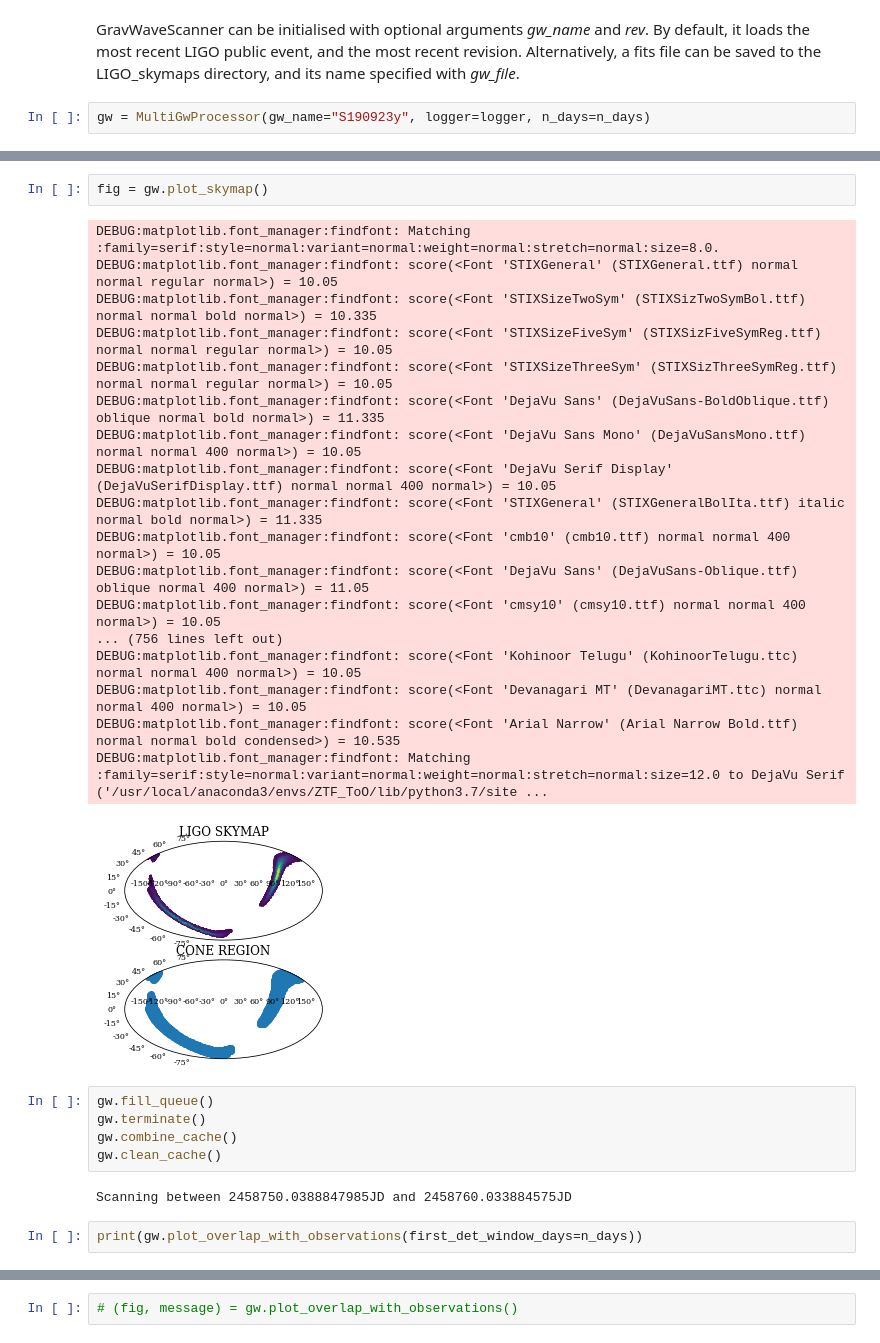
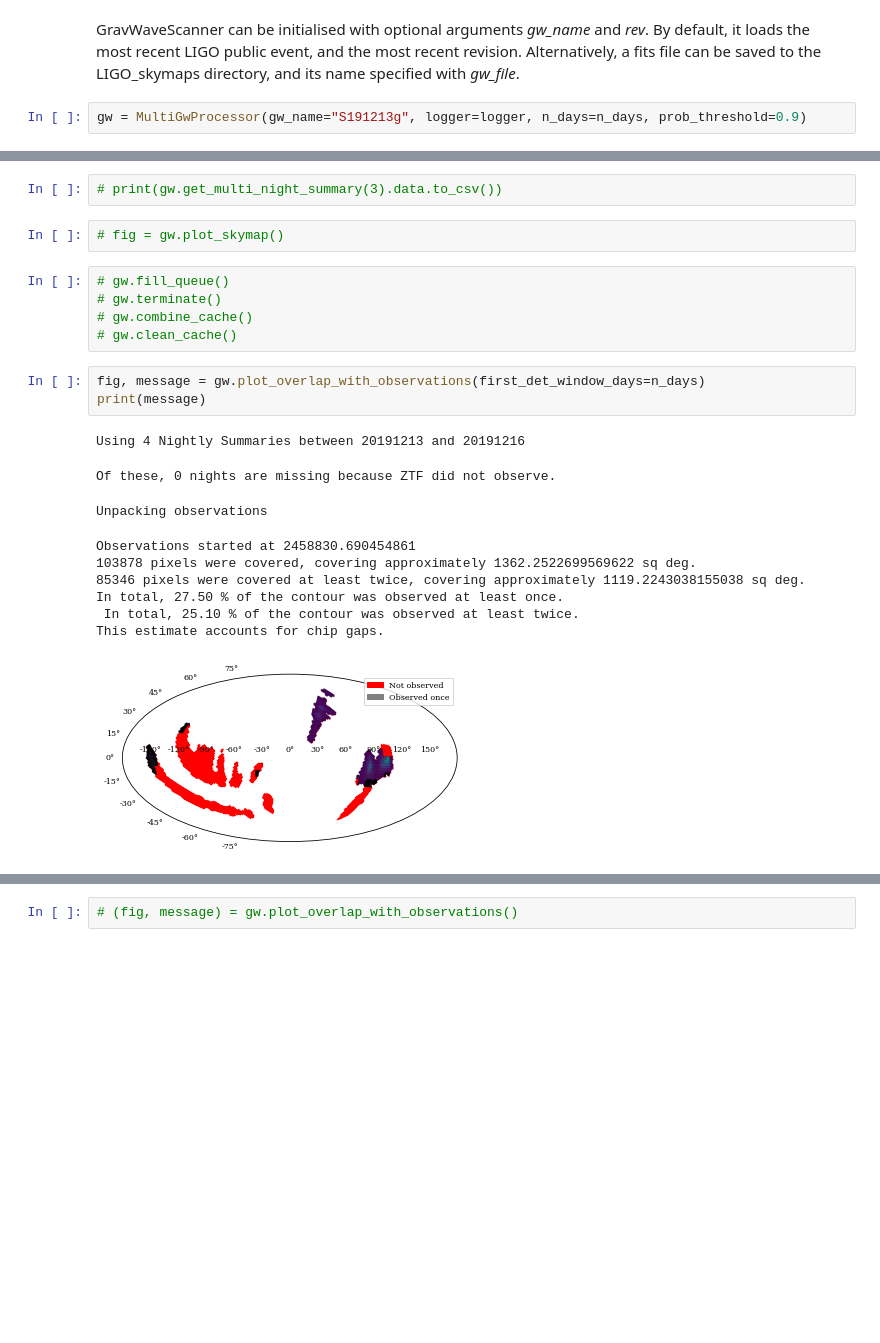
Before and after one commit to desy-multimessenger/nuztf, a Jupyter notebook: LIGO_map_parser.ipynb, the cells around one changed output, grey strips where cells are left out. Cells and saved outputs as stored; diff of their text form; blank space fills up the shorter version.

```diff
--- a/LIGO_map_parser.ipynb
+++ b/LIGO_map_parser.ipynb
@@ -14,6 +16,6 @@ n_days = 3.0
 # %% [markdown]
 GravWaveScanner can be initialised with optional arguments *gw_name* and *rev*. By default, it loads the most recent LIGO public event, and the most recent revision. Alternatively, a fits file can be saved to the LIGO_skymaps directory, and its name specified with *gw_file*.
 # %%
-gw = MultiGwProcessor(gw_name="S190923y", logger=logger, n_days=n_days)
+gw = MultiGwProcessor(gw_name="S191213g", logger=logger, n_days=n_days, prob_threshold=0.9)
 # %% [output]
 Running on 3 CPUs
@@ -51,31 +54,24 @@ Scanning method: time
+# %%
+# print(gw.get_multi_night_summary(3).data.to_csv())
 # %%
-fig = gw.plot_skymap()
+# fig = gw.plot_skymap()
-# %% [output]
-DEBUG:matplotlib.font_manager:findfont: Matching :family=serif:style=normal:variant=normal:weight=normal:stretch=normal:size=8.0.
-DEBUG:matplotlib.font_manager:findfont: score(<Font 'STIXGeneral' (STIXGeneral.ttf) normal normal regular normal>) = 10.05
-DEBUG:matplotlib.font_manager:findfont: score(<Font 'STIXSizeTwoSym' (STIXSizTwoSymBol.ttf) normal normal bold normal>) = 10.335
-DEBUG:matplotlib.font_manager:findfont: score(<Font 'STIXSizeFiveSym' (STIXSizFiveSymReg.ttf) normal normal regular normal>) = 10.05
-DEBUG:matplotlib.font_manager:findfont: score(<Font 'STIXSizeThreeSym' (STIXSizThreeSymReg.ttf) normal normal regular normal>) = 10.05
-DEBUG:matplotlib.font_manager:findfont: score(<Font 'DejaVu Sans' (DejaVuSans-BoldOblique.ttf) oblique normal bold normal>) = 11.335
-DEBUG:matplotlib.font_manager:findfont: score(<Font 'DejaVu Sans Mono' (DejaVuSansMono.ttf) normal normal 400 normal>) = 10.05
-DEBUG:matplotlib.font_manager:findfont: score(<Font 'DejaVu Serif Display' (DejaVuSerifDisplay.ttf) normal normal 400 normal>) = 10.05
-DEBUG:matplotlib.font_manager:findfont: score(<Font 'STIXGeneral' (STIXGeneralBolIta.ttf) italic normal bold normal>) = 11.335
-DEBUG:matplotlib.font_manager:findfont: score(<Font 'cmb10' (cmb10.ttf) normal normal 400 normal>) = 10.05
-DEBUG:matplotlib.font_manager:findfont: score(<Font 'DejaVu Sans' (DejaVuSans-Oblique.ttf) oblique normal 400 normal>) = 11.05
-DEBUG:matplotlib.font_manager:findfont: score(<Font 'cmsy10' (cmsy10.ttf) normal normal 400 normal>) = 10.05
-... (756 lines left out)
-DEBUG:matplotlib.font_manager:findfont: score(<Font 'Kohinoor Telugu' (KohinoorTelugu.ttc) normal normal 400 normal>) = 10.05
-DEBUG:matplotlib.font_manager:findfont: score(<Font 'Devanagari MT' (DevanagariMT.ttc) normal normal 400 normal>) = 10.05
-DEBUG:matplotlib.font_manager:findfont: score(<Font 'Arial Narrow' (Arial Narrow Bold.ttf) normal normal bold condensed>) = 10.535
-DEBUG:matplotlib.font_manager:findfont: Matching :family=serif:style=normal:variant=normal:weight=normal:stretch=normal:size=12.0 to DejaVu Serif ('/usr/local/anaconda3/envs/ZTF_ToO/lib/python3.7/site ...
-[figure, removed]
 # %%
-gw.fill_queue()
-gw.terminate()
-gw.combine_cache()
-gw.clean_cache()
+# gw.fill_queue()
+# gw.terminate()
+# gw.combine_cache()
+# gw.clean_cache()
-# %% [output]
-Scanning between 2458750.0388847985JD and 2458760.033884575JD
 # %%
-print(gw.plot_overlap_with_observations(first_det_window_days=n_days))
+fig, message = gw.plot_overlap_with_observations(first_det_window_days=n_days)
+print(message)
+# %% [output]
+Using 4 Nightly Summaries between 20191213 and 20191216
+Of these, 0 nights are missing because ZTF did not observe.
+Unpacking observations
+Observations started at 2458830.690454861
+103878 pixels were covered, covering approximately 1362.2522699569622 sq deg.
+85346 pixels were covered at least twice, covering approximately 1119.2243038155038 sq deg.
+In total, 27.50 % of the contour was observed at least once.
+ In total, 25.10 % of the contour was observed at least twice.
+This estimate accounts for chip gaps.
+[figure, added]
 # %%
```
Also changed, not shown: parts of 15 cells of this notebook, 7 other files.
